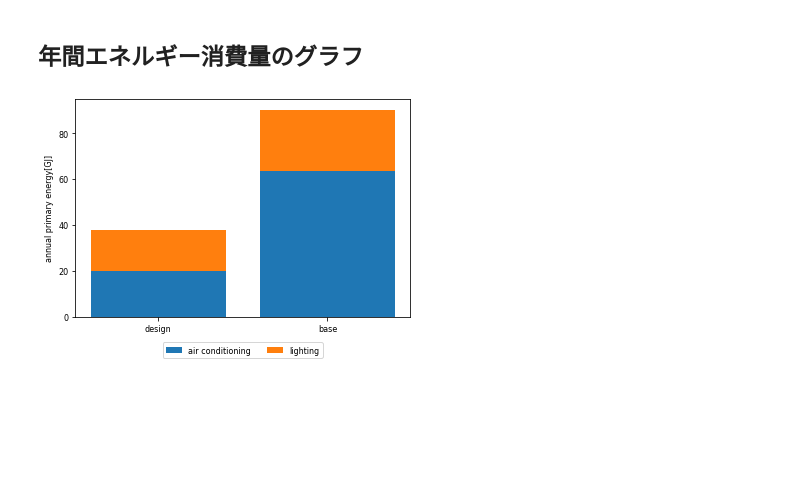
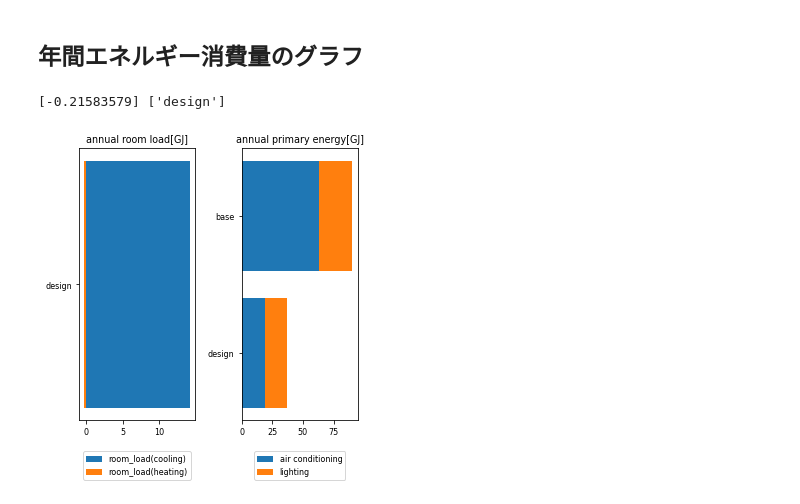
Before and after one commit to satoh-er/builelib_viewer, a Jupyter notebook: builelib_viewer.ipynb, the cells around one changed output. Drawn from its saved outputs; the diff is of its cells as text; code cells hidden in the pictures; blank space fills up the shorter version.

```diff
--- a/builelib_viewer.ipynb
+++ b/builelib_viewer.ipynb
@@ -357,20 +357,38 @@ for i in range(3):
 js = open('builelib_data/builelib_result.json', mode='r', encoding='utf-8')
 dict = json.load(js)
 js.close()
+
+energy_AC = np.array([dict['設計一次エネルギー消費量（空調） [MJ]'] / 1000.0, dict['基準一次エネルギー消費量（空調） [MJ]'] / 1000.0])
+energy_light = np.array([dict['設計一次エネルギー消費量（照明） [MJ]'] / 1000.0, dict['基準一次エネルギー消費量（照明） [MJ]'] / 1000.0])
+label = []
+label.append('design')
+label.append('base')
-# %%
-energy_AC = np.array([dict['設計一次エネルギー消費量（空調） [MJ]'] / 1000.0, dict['基準一次エネルギー消費量（空調） [MJ]'] / 1000.0])
-energy_light = np.array([(dict['設計一次エネルギー消費量（照明） [MJ]'] / 1000.0), dict['基準一次エネルギー消費量（照明） [MJ]'] / 1000.0])
-label = []
-label.append('design')
-label.append('base')
-# %%
-offsets = 0.0
-plt.bar(label, energy_AC, bottom=offsets, label='air conditioning')
-offsets += energy_AC
-plt.bar(label, energy_light, bottom=offsets, label='lighting')
-plt.ylabel('annual primary energy[GJ]')
-
-plt.legend(loc='upper center', bbox_to_anchor=(0.5, -0.1), ncol=2)
-plt.show()
-# %% [output]
-[figure, removed]
+# %%
+fig = plt.figure(figsize=(5, 5))
+ax = fig.subplots(1, 2)
+# 余白を設定
+plt.subplots_adjust(wspace=0.4, hspace=0.6)
+
+room_load_c = np.array([dm['room_load_c'].sum() / 1000.0])
+room_load_h = np.array([dm['room_load_h'].sum() / 1000.0])
+xlabel = np.array(['design'])
+print(room_load_h, xlabel)
+
+# 年積算室負荷
+ax[0].barh(xlabel, room_load_c, label='room_load(cooling)')
+ax[0].barh(xlabel, room_load_h, label='room_load(heating)')
+ax[0].set_title('annual room load[GJ]')
+ax[0].legend(loc='upper center', bbox_to_anchor=(0.5, -0.1), ncol=1)
+
+# 年積算エネルギー
+offsets = 0.0
+ax[1].barh(label, energy_AC, left=offsets, label='air conditioning')
+offsets += energy_AC
+ax[1].barh(label, energy_light, left=offsets, label='lighting')
+ax[1].set_title('annual primary energy[GJ]')
+ax[1].legend(loc='upper center', bbox_to_anchor=(0.5, -0.1), ncol=1)
+
+plt.show()
+# %% [output]
+[-0.21583579] ['design']
+[figure, added]
```
Also changed, not shown: parts of 13 cells of this notebook.
